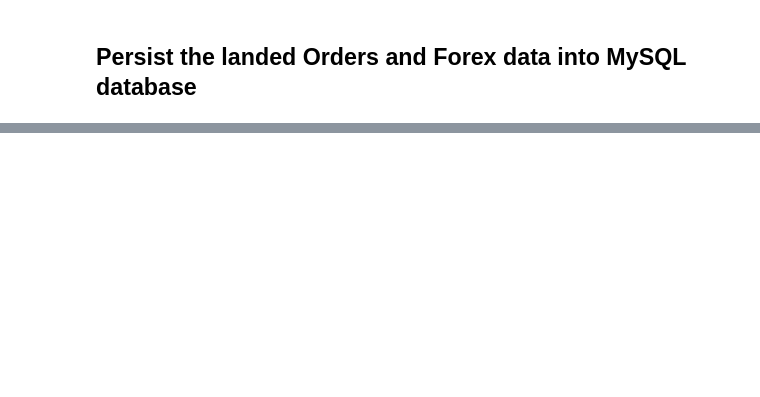
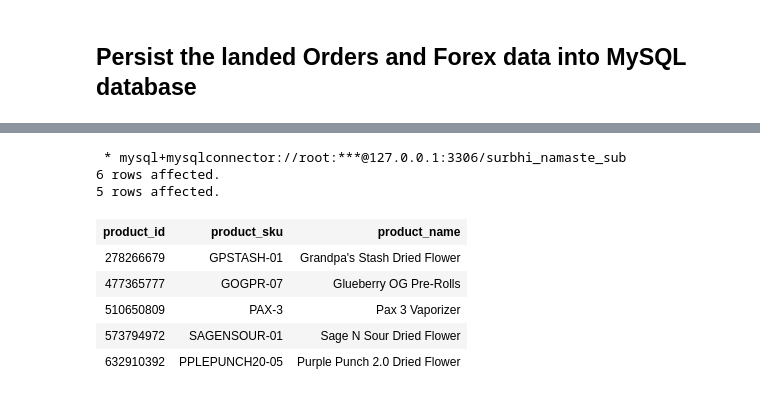
Before and after one commit to surbhigupt/Namaste-Tech, a Jupyter notebook: Namaste Tech.ipynb, the cells around one changed output, grey strips where cells are left out. Saved outputs shown, nothing was run; the diff lists cells and outputs as text; code cells hidden in the pictures; blank space fills up the shorter version.

```diff
--- a/Namaste Tech.ipynb
+++ b/Namaste Tech.ipynb
@@ -184,0 +293,26 @@ select * from orders_table;
+# %%
+%%sql
+
+## inserting distinct product information into products_table of the data model
+INSERT IGNORE INTO
+    namaste_data_model.products_table (product_id, product_sku, product_name)
+SELECT DISTINCT
+    line_items_product_id,
+    line_items_product_sku,
+    line_items_product_name
+FROM
+    surbhi_namaste_sub.orders_table;
+
+SELECT *
+FROM namaste_data_model.products_table
+LIMIT 5;
+# %% [output]
+ * mysql+mysqlconnector://root:***@127.0.0.1:3306/surbhi_namaste_sub
+6 rows affected.
+5 rows affected.
+| product_id | product_sku | product_name |
+| 278266679 | GPSTASH-01 | Grandpa's Stash Dried Flower |
+| 477365777 | GOGPR-07 | Glueberry OG Pre-Rolls |
+| 510650809 | PAX-3 | Pax 3 Vaporizer |
+| 573794972 | SAGENSOUR-01 | Sage N Sour Dried Flower |
+| 632910392 | PPLEPUNCH20-05 | Purple Punch 2.0 Dried Flower |
```
Also changed, not shown: parts of 10 cells of this notebook.
